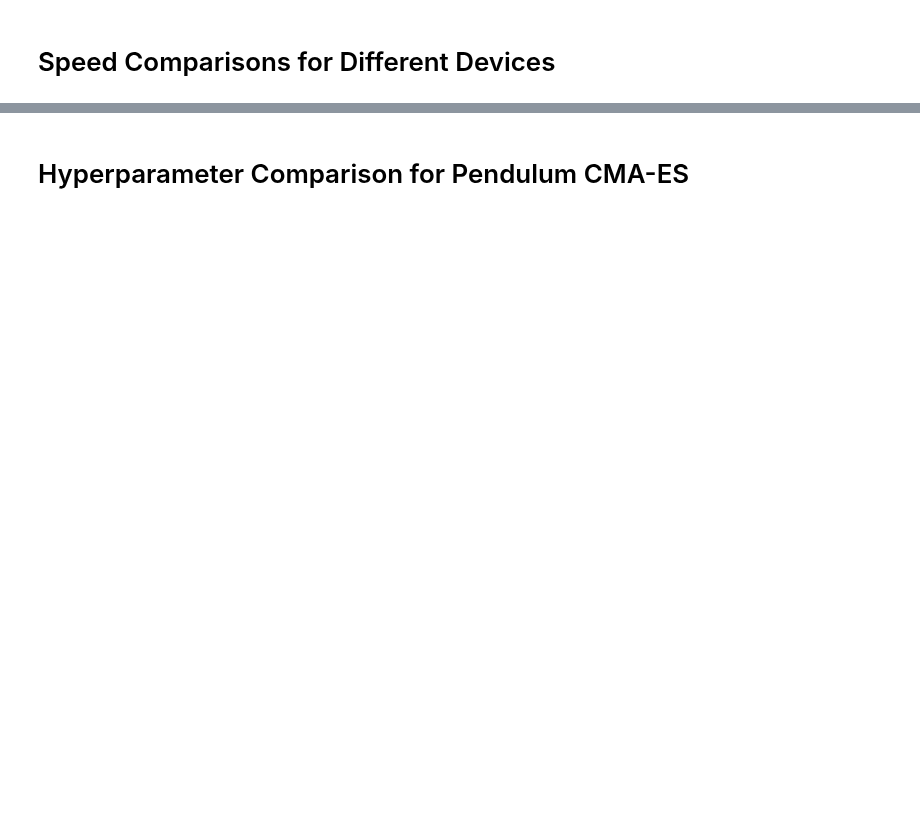
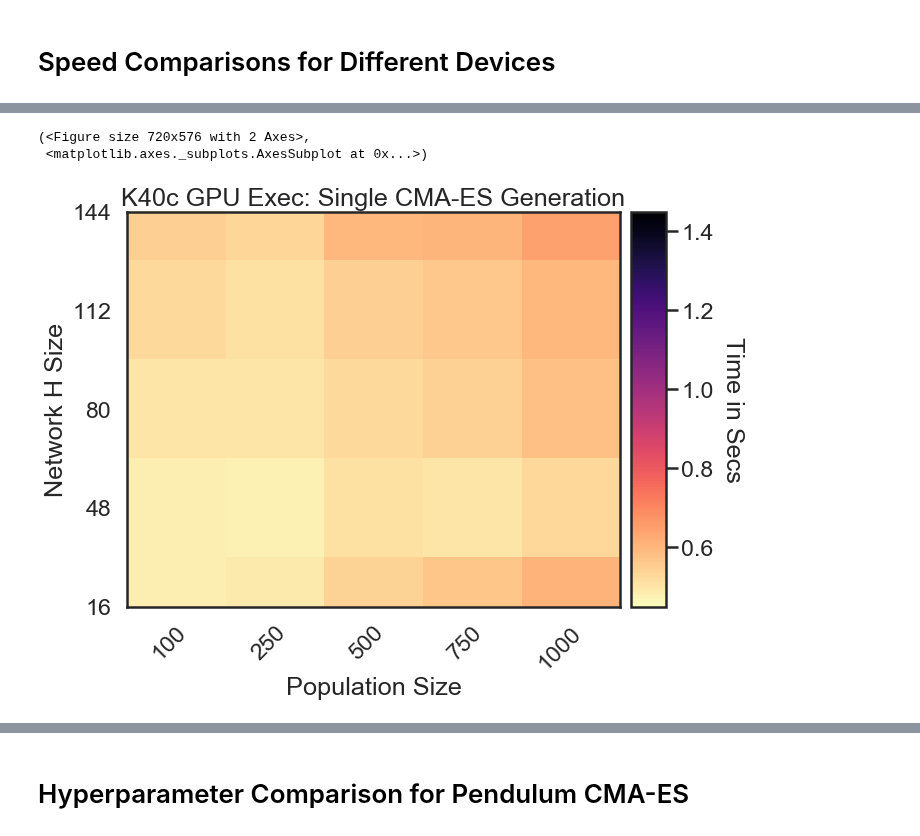
Before and after one commit to RobertTLange/evosax, a Jupyter notebook: notebooks/visualize_benchmarks.ipynb, the cells around one changed output, grey strips where cells are left out. Drawn from its saved outputs; the diff is of its cells as text; code cells hidden in the pictures; blank space fills up the shorter version.

```diff
--- a/notebooks/visualize_benchmarks.ipynb
+++ b/notebooks/visualize_benchmarks.ipynb
@@ -26,14 +35,20 @@ plot_heatmap_array(range_x=population_sizes,
 # %%
 plot_heatmap_array(range_x=population_sizes,
                    range_y=network_sizes,
-                   heat_array=gpu_speeds[1],
-                   title="GPU Exec: Single CMA-ES Generation",
+                   heat_array=gpu_tesla_speeds[1],
+                   title="K40c GPU Exec: Single CMA-ES Generation",
                    xy_labels=["Population Size", "Network H Size"],
                    variable_name="Time in Secs",
                    every_nth_tick=1,
                    text_in_cell = False,
+                   min_heat = 0.45,
+                   max_heat = 1.45,
                    round_ticks=0,
                    cmap="magma_r")
+# %% [output]
+(<Figure size 720x576 with 2 Axes>,
+ <matplotlib.axes._subplots.AxesSubplot at 0x...>)
+[figure, added]
 # %%
 plot_heatmap_array(range_x=population_sizes,
                    range_y=network_sizes,
```
Also changed, not shown: parts of 3 cells of this notebook, 11 other files.
